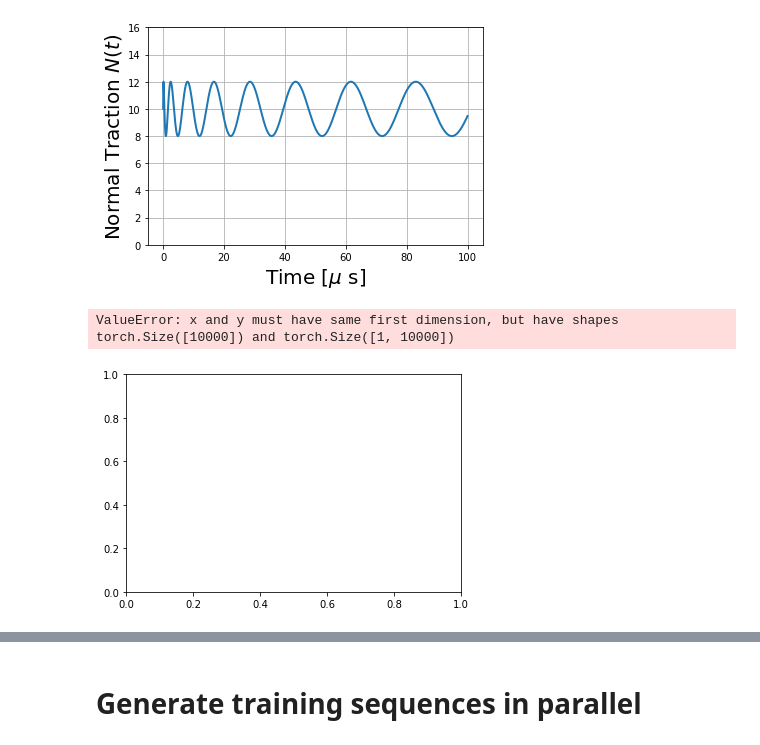
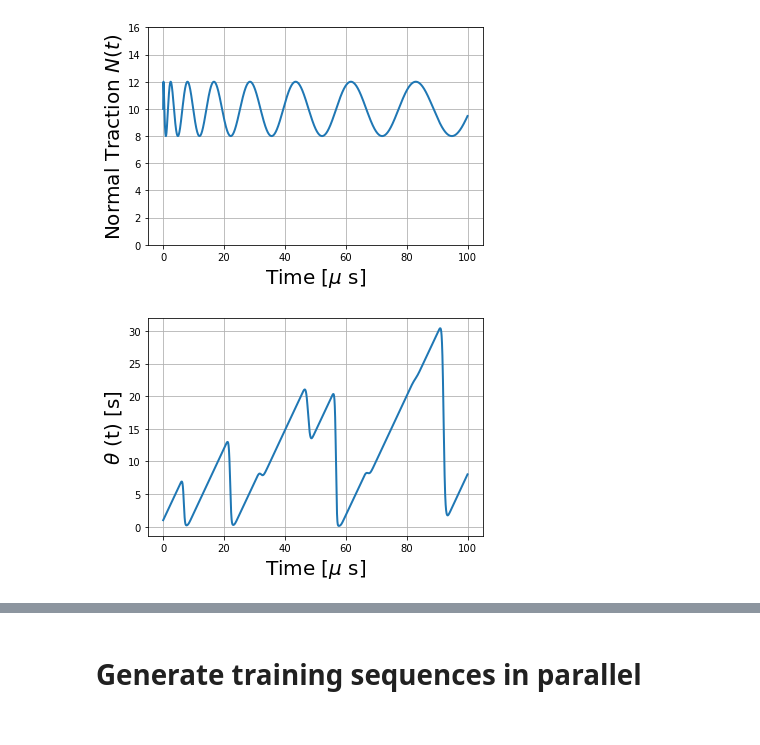
Before and after one commit to Shengduo/RateStateFrictionTraining, a Jupyter notebook: Trial.ipynb, the cells around one changed output, grey strips where cells are left out. Cells and saved outputs as stored; diff of their text form; code cells hidden in the pictures.

```diff
--- a/Trial.ipynb
+++ b/Trial.ipynb
@@ -173,15 +176,14 @@ plt.show()
 [figure]
 # %%
 # Plot theta(t)
-plt.plot(1e6 * mySeq.t, mySeq.theta, linewidth=2.0)
+plt.plot(1e6 * mySeq.t, mySeq.theta[0], linewidth=2.0)
 plt.xlabel('Time [$\mu$ s]', fontsize=20)
 plt.ylabel('$\\theta$ (t) [s]', fontsize=20)
 # plt.ylim([0, 16])
 plt.grid()
 plt.show()
 # %% [output]
-ValueError: x and y must have same first dimension, but have shapes torch.Size([10000]) and torch.Size([1, 10000])
-[figure, old version]
+[figure, new version]
 # %%
 # Plot tau(t)
 plt.plot(1e6 * mySeq.t, mySeq.tau[0], linewidth=2.0)
```
Also changed, not shown: parts of 15 cells of this notebook.
